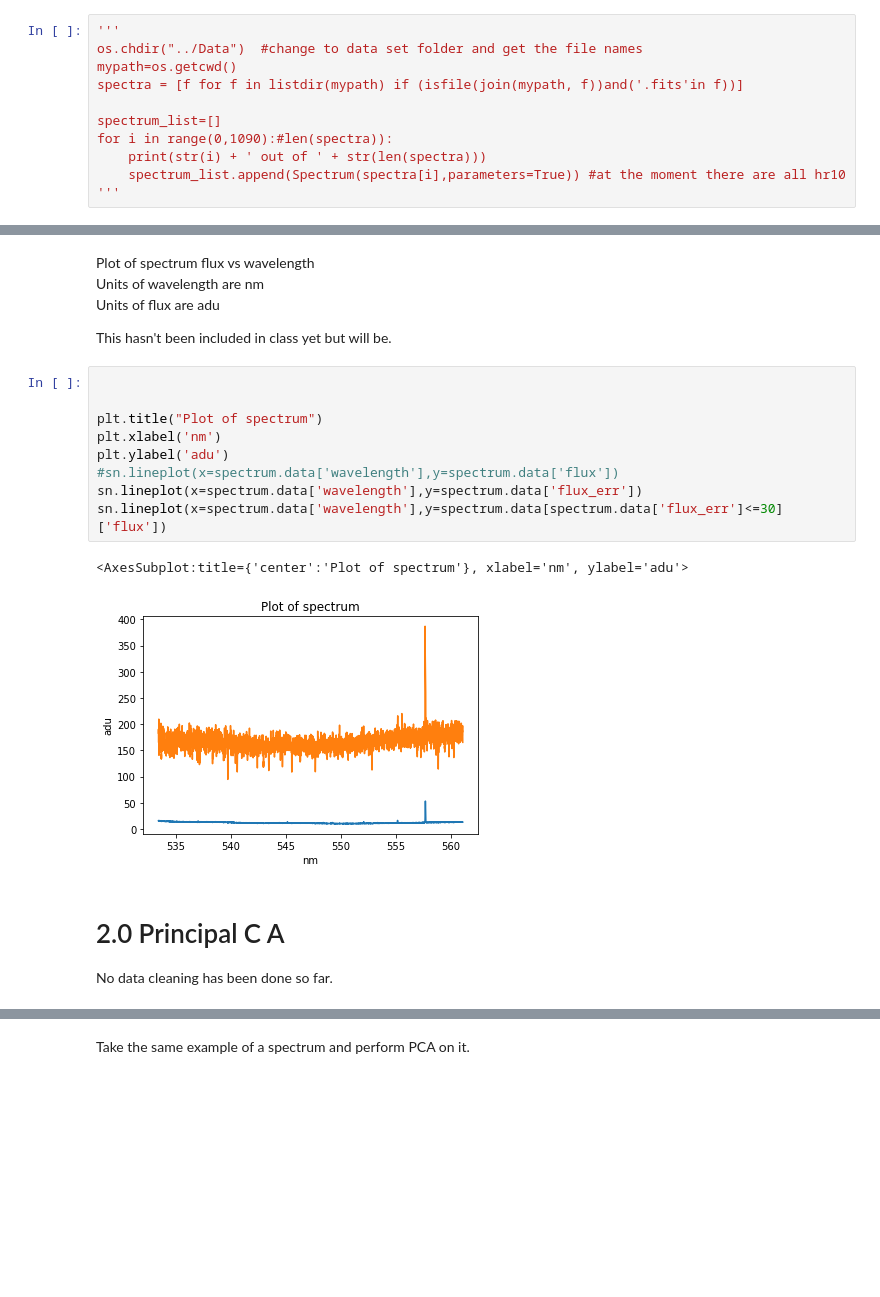
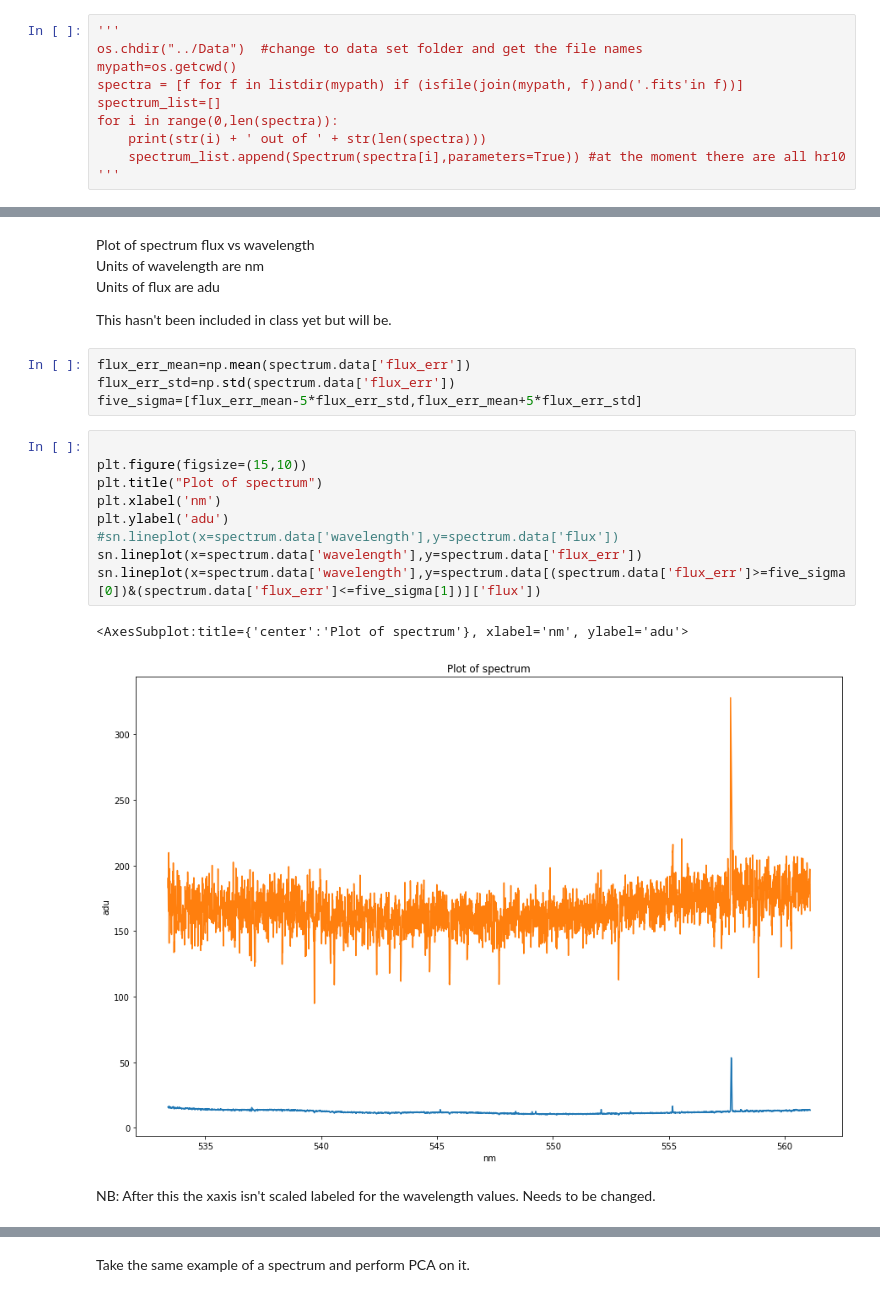
Before and after one commit to ocallam6/GES, a Jupyter notebook: Analysis/hr10_pca.ipynb, the cells around one changed output, grey strips where cells are left out. Cells and saved outputs as stored; diff of their text form; blank space fills up the shorter version.

```diff
--- a/Analysis/hr10_pca.ipynb
+++ b/Analysis/hr10_pca.ipynb
@@ -41,9 +43,8 @@ We will save the sample but this code will need to be run again if done with dif
 os.chdir("../Data")  #change to data set folder and get the file names
 mypath=os.getcwd()
 spectra = [f for f in listdir(mypath) if (isfile(join(mypath, f))and('.fits'in f))]
-
 spectrum_list=[]
-for i in range(0,1090):#len(spectra)):
+for i in range(0,len(spectra)):
     print(str(i) + ' out of ' + str(len(spectra)))
     spectrum_list.append(Spectrum(spectra[i],parameters=True)) #at the moment there are all hr10
 '''
@@ -102,19 +83,21 @@ Units of wavelength are nm
 Units of flux are adu
 
 This hasn't been included in class yet but will be.
+# %%
+flux_err_mean=np.mean(spectrum.data['flux_err'])
+flux_err_std=np.std(spectrum.data['flux_err'])
+five_sigma=[flux_err_mean-5*flux_err_std,flux_err_mean+5*flux_err_std]
 # %%
 
-
+plt.figure(figsize=(15,10))
 plt.title("Plot of spectrum")
 plt.xlabel('nm')
 plt.ylabel('adu')
 #sn.lineplot(x=spectrum.data['wavelength'],y=spectrum.data['flux'])
 sn.lineplot(x=spectrum.data['wavelength'],y=spectrum.data['flux_err'])
-sn.lineplot(x=spectrum.data['wavelength'],y=spectrum.data[spectrum.data['flux_err']<=30]['flux'])
+sn.lineplot(x=spectrum.data['wavelength'],y=spectrum.data[(spectrum.data['flux_err']>=five_sigma[0])&(spectrum.data['flux_err']<=five_sigma[1])]['flux'])
 # %% [output]
 <AxesSubplot:title={'center':'Plot of spectrum'}, xlabel='nm', ylabel='adu'>
-[figure, old version]
+[figure, new version]
-# %% [markdown]
-# 2.0 Principal C A
-
-No data cleaning has been done so far.
+# %% [markdown]
+NB: After this the xaxis isn't scaled labeled for the wavelength values. Needs to be changed.
```
Also changed, not shown: parts of 37 cells of this notebook, 7 other files.
